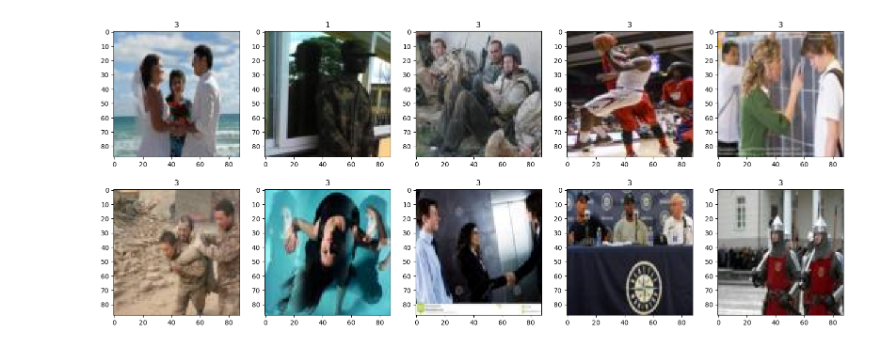
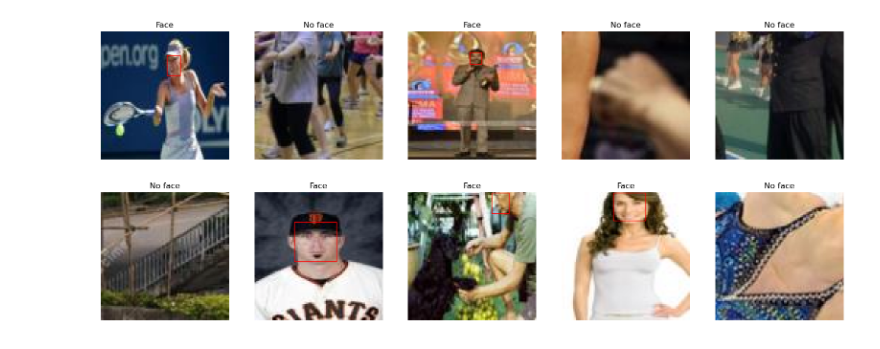
Before and after one commit to H-Fontaine/MAX78000_face_detection, a Jupyter notebook: classification_dataset.ipynb, the cells around one changed output. Drawn from its saved outputs; the diff is of its cells as text; code cells hidden in the pictures.

Commit message:
bbox

```diff
--- a/classification_dataset.ipynb
+++ b/classification_dataset.ipynb
@@ -87,0 +138,13 @@ Processed 2000 images over 3226
+# %%
+split_selection = 'val'
+
+bboxes_files = [f for f in os.listdir(f"{dataset_output_path}/{split_selection}/1") if f.endswith('.txt')]
+
+for file in bboxes_files:
+    x, y, w, h = [0, 0, 0, 0]
+    with open(f"{dataset_output_path}/{split_selection}/1/{file}", "r") as f:
+        line = f.readline()
+        x, y, w, h = [float(x) for x in line.split()]
+
+    with open(f"{dataset_output_path}/{split_selection}/1/{file}", "w") as f:
+        f.write(f"{int(x*IMAGE_WIDTH)} {int(y*IMAGE_WIDTH)} {int(w*IMAGE_WIDTH)} {int(h*IMAGE_WIDTH)}\n")
@@ -88,11 +168,8 @@ Processed 2000 images over 3226
 # %%
-# Dataset class
-
 import torch
 import torch.utils.data as data
 import os
 from PIL import Image
-
 
 NORMALIZE_MEAN = torch.tensor([0.485, 0.456, 0.406])
 NORMALIZE_STD = torch.tensor([0.229, 0.224, 0.225])
@@ -104,46 +181,71 @@ class ClassificationDataset(data.Dataset):
         self.transform = transform
         self.classes = [d.name for d in os.scandir(f"{root}/{split}") if d.is_dir()]
         self.images = []
+        self.bboxes = []
         for c in self.classes :
             class_path = os.path.join(f"{root}/{split}", c)
-            for image_name in os.listdir(class_path):
-                image_path = os.path.join(class_path, image_name)
-                self.images.append((image_path, c))
+            for path in os.listdir(class_path) :
+                if path.endswith('.jpg') :
+                    name = path.split('.')[0]
+                    image_path = os.path.join(class_path, f"{name}.jpg")
+                    self.images.append((image_path, c))
+                    bbox_path = os.path.join(class_path, f"{name}.txt")
+                    self.bboxes.append(bbox_path)
 
     def __getitem__(self, index):
-        image_path, nb_faces = self.images[index]
-        label = np.zeros(len(self.classes), dtype=np.float32)
-        label[int(nb_faces)-1] = 1
+        image_path, is_face = self.images[index]
         image = Image.open(image_path)
+        image = transforms.ToTensor()(image)
         if self.transform is not None:
             image = self.transform(image)
-        return image, torch.tensor(label)
+
+        bbox_path = self.bboxes[index]
+        if not os.path.exists(bbox_path):
+            return image, None # If there is no bounding box
+
+        # If there is a bounding box
+        target = np.zeros(5, dtype=np.float32)
+        target[0] = 0 if is_face == '0' else 1
+        with open(bbox_path, 'r') as f:
+            line = f.readline()
+            for i, x in enumerate(line.split()):
+                target[i+1] = float(x)
+        return image, torch.tensor(target)
 
     def __len__(self):
         return len(self.images)
 
 # Load the dataset
 transform = transforms.Compose([
-    transforms.ToTensor(),
     transforms.Normalize(mean=NORMALIZE_MEAN, std=NORMALIZE_STD)
 ])
 
 train_dataset = ClassificationDataset(dataset_output_path, 'train', transform)
 val_dataset = ClassificationDataset(dataset_output_path, 'val', transform)
 
 # Display some images
 import matplotlib.pyplot as plt
+import matplotlib.patches as patches
+
 
 fig, axs = plt.subplots(2, 5, figsize=(20, 8))
 for i in range(5):
-    img, label = train_dataset[np.random.randint(len(train_dataset))]
+    img, target = train_dataset[np.random.randint(len(train_dataset))]
     axs[0, i].imshow((img * NORMALIZE_STD[:, None, None] + NORMALIZE_MEAN[:, None, None]).permute(1, 2, 0))
-    axs[0, i].set_title(int(np.argmax(label)+1))
-    img, label = val_dataset[i]
+    x, y, w, h = target[1:].numpy()
+    rect = patches.Rectangle((x, y), w, h, linewidth=1, edgecolor='r', facecolor='none')
+    axs[0, i].add_patch(rect)
+    axs[0, i].title.set_text("Face" if target[0] == 1 else "No face")
+    axs[0, i].axis('off')
+    img, target = val_dataset[np.random.randint(len(val_dataset))]
     axs[1, i].imshow((img * NORMALIZE_STD[:, None, None] + NORMALIZE_MEAN[:, None, None]).permute(1, 2, 0))
-    axs[1, i].set_title(int(np.argmax(label)+1))
+    x, y, w, h = target[1:].numpy()
+    rect = patches.Rectangle((x, y), w, h, linewidth=1, edgecolor='r', facecolor='none')
+    axs[1, i].add_patch(rect)
+    axs[1, i].title.set_text("Face" if target[0] == 1 else "No face")
+    axs[1, i].axis('off')
 # %% [output]
-[figure, old version]
+[figure, new version]
 # %%
 # Train a simple CNN
 import torch.nn as nn
```
Also changed, not shown: parts of 8 cells of this notebook, 1 other file.
